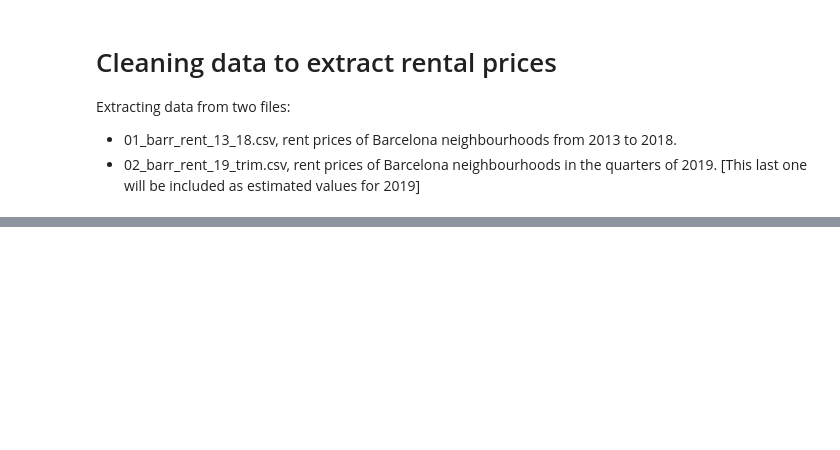
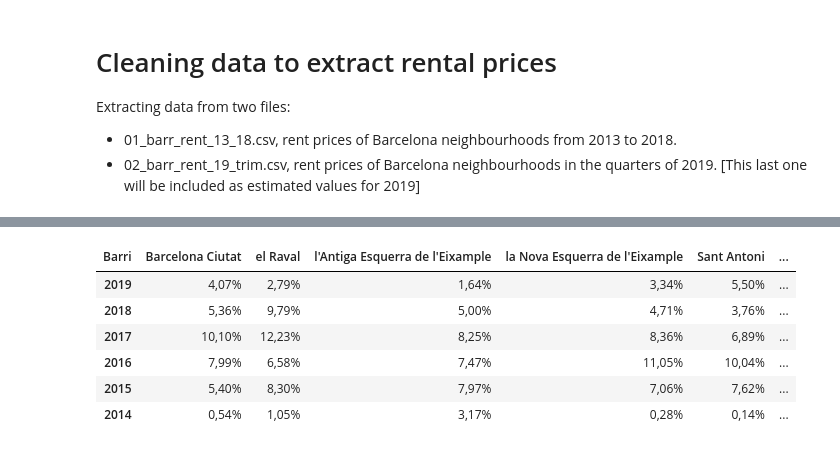
Before and after one commit to jaumevr15/Project-Week-5-Your-Own-Project, a Jupyter notebook: your-project/code/0_rent_data_cleaning.ipynb, the cells around one changed output, grey strips where cells are left out. Saved outputs shown, nothing was run; the diff lists cells and outputs as text; code cells hidden in the pictures; blank space fills up the shorter version.

```diff
--- a/your-project/code/0_rent_data_cleaning.ipynb
+++ b/your-project/code/0_rent_data_cleaning.ipynb
@@ -103,0 +121,18 @@ fig.show()
+# %%
+rentyoy = rentyoy.transpose(copy=True)
+# %%
+area_around = rentyoy[[0,1,8,9,10,11]]
+# %%
+area_around.columns = area_around.loc['Barri']
+# %%
+area_around = area_around.drop(['Barri'])
+# %%
+area_around
+# %% [output]
+| Barri | Barcelona Ciutat | el Raval | l'Antiga Esquerra de l'Eixample | la Nova Esquerra de l'Eixample | Sant Antoni | ... |
+| 2019 | 4,07% | 2,79% | 1,64% | 3,34% | 5,50% | ... |
+| 2018 | 5,36% | 9,79% | 5,00% | 4,71% | 3,76% | ... |
+| 2017 | 10,10% | 12,23% | 8,25% | 8,36% | 6,89% | ... |
+| 2016 | 7,99% | 6,58% | 7,47% | 11,05% | 10,04% | ... |
+| 2015 | 5,40% | 8,30% | 7,97% | 7,06% | 7,62% | ... |
+| 2014 | 0,54% | 1,05% | 3,17% | 0,28% | 0,14% | ... |
```
Also changed, not shown: parts of 15 cells of this notebook, 5 other files.
